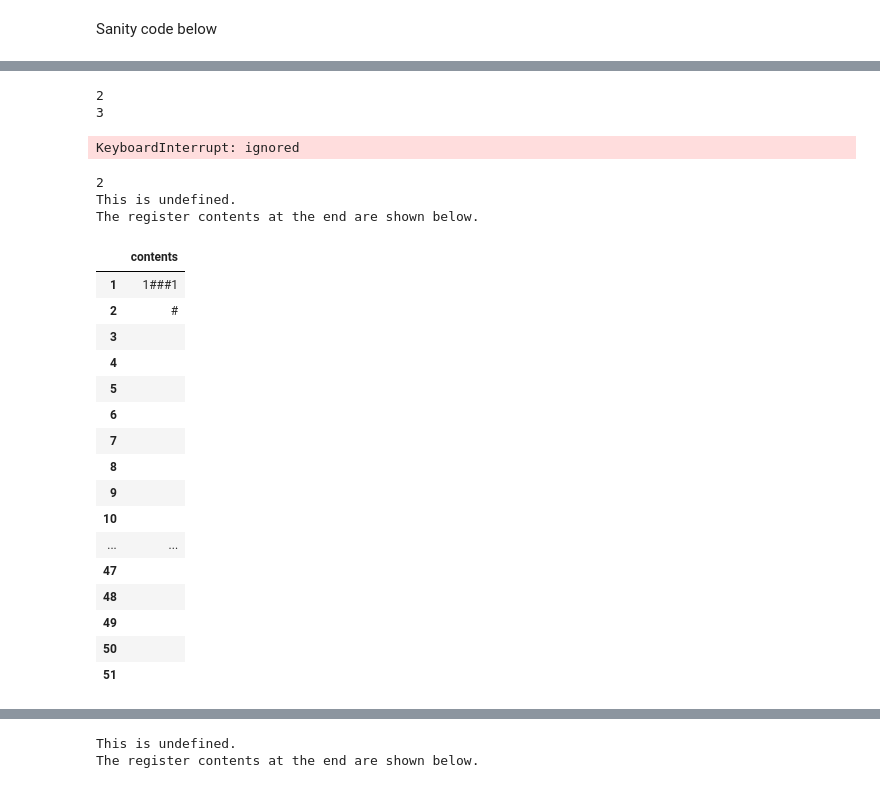
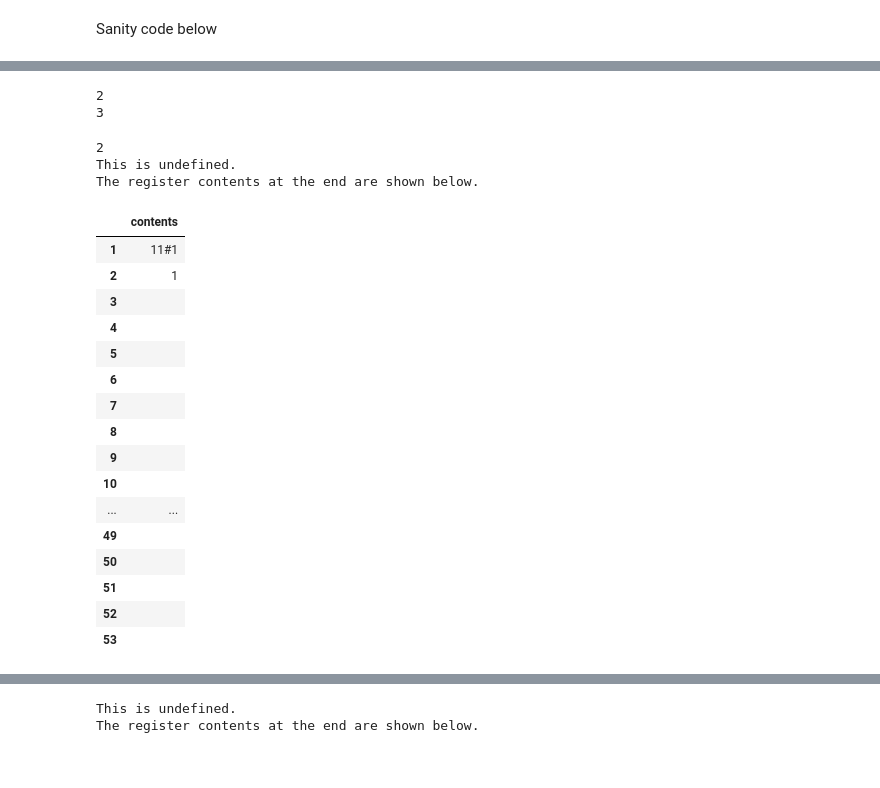
Before and after one commit to lmoss/onesharp, a Jupyter notebook: primitive_recursion.ipynb, the cells around one changed output, grey strips where cells are left out. Drawn from its saved outputs; the diff is of its cells as text; code cells hidden in the pictures.

```diff
--- a/primitive_recursion.ipynb
+++ b/primitive_recursion.ipynb
@@ -896,54 +838,51 @@ print(arity(h))
 #print(arity(g4))
 #print(arity(k2))
 #print(arity(h1))
-onesharp(program(h),['1#1','1#1'])
+#onesharp(program(h),['1#1','1#1'])
 # %% [output]
 2
 3
-KeyboardInterrupt: ignored
 # %%
 # exercise 5d and 5e
 # as pointed out by Sam Whitmire,  pd(m,n) = h(m,n, pred(n))
 h = [pr, g3, k]
 proper_divisor = [comp, h, [proj,1,2], [proj,2,2], [comp, pred, [proj,2,2]]]
-print(arity(proper_divisor))
+
+#print(arity(proper_divisor))
 #onesharp(program(proper_divisor),['11','1##1'])
+
 pd_inverse = [comp, proper_divisor, [proj,2,2],[proj,1,2]]
+
 #onesharp(program(pd_inverse),['1##1','11'])
 #onesharp(program([comp, pred, [proj,2,2]]), ['11','#1#1'])
+
 pre_prime = [pr, z, [comp, sgn, [comp, add, [proj,3,3], [comp, pd_inverse, [proj,1,3], [comp, s, [proj,2,3]]]]]]
-arity(pre_prime)
+
+#arity(pre_prime)
 #onesharp(program(pre_prime),['1###1','1###1']) ## gave output 1!!
 #onesharp(program(pre_prime),['##11','##11'])
 # 6, 5 gives 1
 # 7 6 gives #
 # 8 7 gives 1
 # 9 8 gives 1
 # 11 10 gives #
 # 12 11 gives 1
 # 13 12 gives #
 # 12 12 gives 1
 
 # thus, we can do
-prime = [comp, pre_prime, [proj,1,1], [comp, pred, [proj,1,1]]]
+prime =[comp, sgn_bar, [comp, pre_prime, [proj,1,1], [comp, pred, [proj,1,1]]]]
 
-onesharp(program(prime),['1###1'])
-#5 gives #
-# 6 gives 1
-# 7 gives #
-# 8 gives 1
-# 9 gives 1
-#11 gives #
-#12 gives 1
-#13 gives # in about a minute
-#17 gives # in 3 minutes, 14 sec
+onesharp(program(prime),['11#1'])
+# Gives output 1 if the input is a prime,
+# and gives output # if the output is not a prime.
 # %% [output]
 2
 This is undefined.
 The register contents at the end are shown below.
 |  | contents |
-| 1 | 1###1 |
-| 2 | # |
+| 1 | 11#1 |
+| 2 | 1 |
 | 3 |  |
 | 4 |  |
 | 5 |  |
@@ -953,8 +892,8 @@ The register contents at the end are shown below.
 | 9 |  |
 | 10 |  |
 | ... | ... |
-| 47 |  |
-| 48 |  |
 | 49 |  |
 | 50 |  |
 | 51 |  |
+| 52 |  |
+| 53 |  |
```
Also changed, not shown: parts of 10 cells of this notebook.
